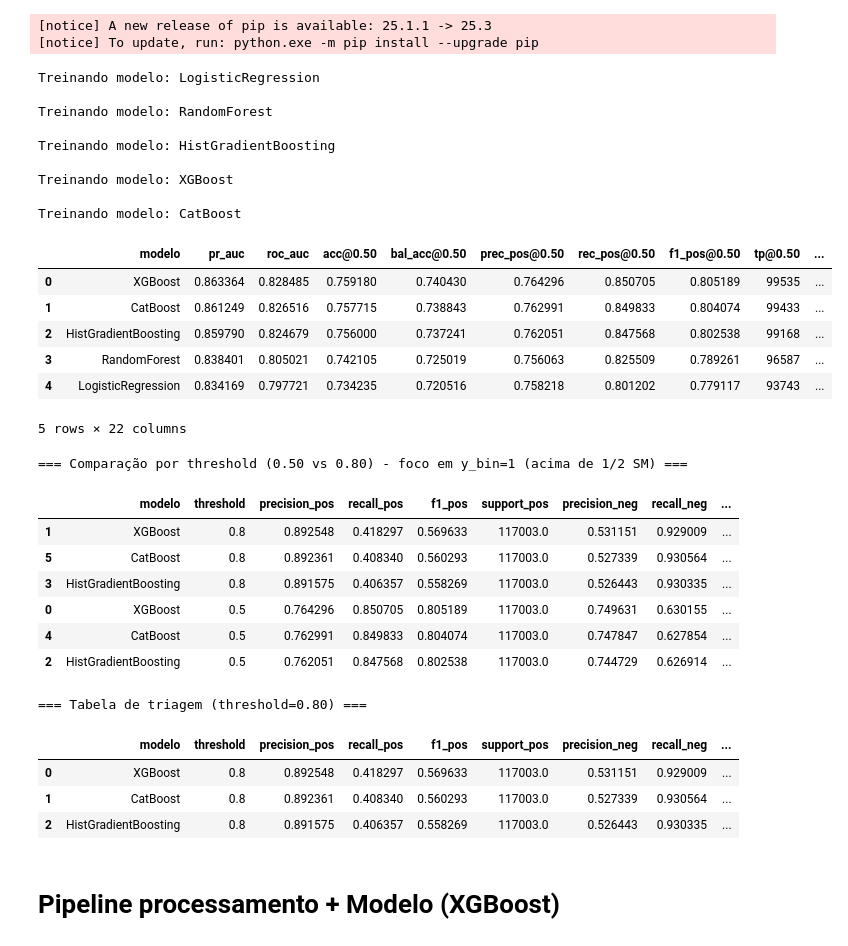
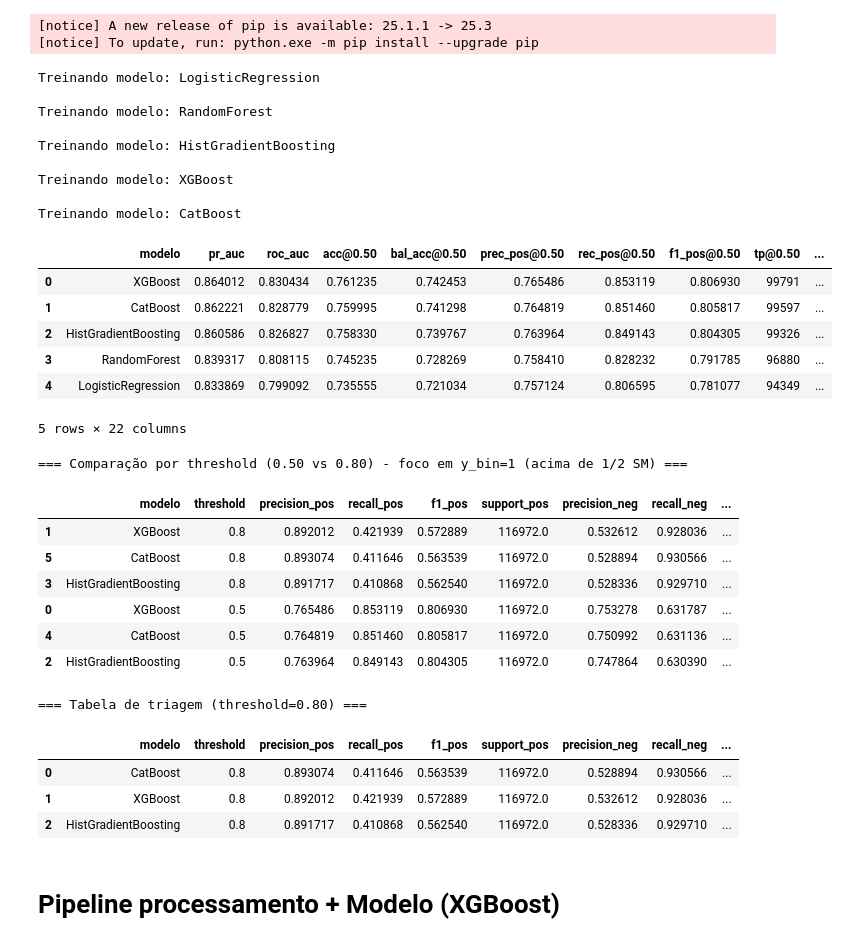
Before and after one commit to mariananresende/predicao_classe_renda_informal, a Jupyter notebook: ML_df_prop_binario.ipynb, the cells around one changed output. Cells and saved outputs as stored; diff of their text form; code cells hidden in the pictures.

```diff
--- a/ML_df_prop_binario.ipynb
+++ b/ML_df_prop_binario.ipynb
@@ -87,7 +107,7 @@ colunas_excluir = [
     "classe_renda",
     "y_bin",
     "classe_risco_qualificacao",
-    "VL_RENDA_MEDIA_FAM"
+    "VL_RENDA_MEDIA_FAM",
     "ID_FAM_ANON"
 ]
 
@@ -347,5 +376,5 @@ Pares com Cramér's V >= 0.8:
 # %%
-X = X.drop(columns=['IN_FORMULARIO_SUP2_FAM', 'CO_TRABALHOU_SEMANA_MEMB', 'CO_AGRICULTURA_TRAB_MEMB', 'IN_FAMILIA_INDIGENA_FAM', 'IN_FREQUENTA_ESCOLA_MEMB'])
+X = X.drop(columns=['IN_FORMULARIO_SUP2_FAM', 'CO_TRABALHOU_SEMANA_MEMB', 'CO_AGRICULTURA_TRAB_MEMB', 'IN_FAMILIA_INDIGENA_FAM'])
 # %%
 X.columns
 # %% [output]
@@ -443,7 +472,7 @@ cat_num_cols = [
     'CO_ILUMINACAO_DOMIC_FAM', 'IN_FAMILIA_QUILOMBOLA_FAM',
     'IN_PARC_MDS_FAM', 'CO_EST_CADASTRAL_MEMB', 'CO_SEXO_PESSOA',
     'CO_RACA_COR_PESSOA', 'CO_DEFICIENCIA_MEMB',
-    'CO_SABE_LER_ESCREVER_MEMB', 'CO_CURSO_FREQUENTA_MEMB',
+    'CO_SABE_LER_ESCREVER_MEMB', 'IN_FREQUENTA_ESCOLA_MEMB', 'CO_CURSO_FREQUENTA_MEMB',
     'CO_CURSO_FREQ_PESSOA_MEMB', 'CO_AFASTADO_TRAB_MEMB',
     'CO_PRINCIPAL_TRAB_MEMB', 'CO_TRABALHO_12_MESES_MEMB',
     ]
@@ -667,7 +696,8 @@ models = {
         loss_function="Logloss",
         eval_metric="AUC",
         random_seed=SEED,
-        verbose=False
+        verbose=False,
+        allow_writing_files=False
         # (opcional) class_weights=[w0, w1] se necessário
     ),
 }
@@ -765,38 +795,38 @@ for name, clf in models.items():
         f"f1_pos@{THRESHOLD_TRIAGEM:.2f}": f1_t,
         f"tp@{THRESHOLD_TRIAGEM:.2f}": tpt, f"fp@{THRESHOLD_TRIAGEM:.2f}": fpt,
         f"fn@{THRESHOLD_TRIAGEM:.2f}": fnt, f"tn@{THRESHOLD_TRIAGEM:.2f}": tnt,
 
         # volume gerado
         f"taxa_convocacao@{THRESHOLD_TRIAGEM:.2f}": convoc_rate,
     })
 
 
 # ------------------------------------------------------------
 # 3) RESULTADOS (tabela final)
 # ------------------------------------------------------------
 df_results = (
     pd.DataFrame(results)
       .sort_values(["pr_auc", "roc_auc"], ascending=False)
       .reset_index(drop=True)
 )
 
 df_results
 # %% [output]
 Treinando modelo: LogisticRegression
 
 Treinando modelo: RandomForest
 
 Treinando modelo: HistGradientBoosting
 
 Treinando modelo: XGBoost
 
 Treinando modelo: CatBoost
 |  | modelo | pr_auc | roc_auc | acc@0.50 | bal_acc@0.50 | prec_pos@0.50 | rec_pos@0.50 | f1_pos@0.50 | tp@0.50 | ... |
-| 0 | XGBoost | 0.863364 | 0.828485 | 0.759180 | 0.740430 | 0.764296 | 0.850705 | 0.805189 | 99535 | ... |
-| 1 | CatBoost | 0.861249 | 0.826516 | 0.757715 | 0.738843 | 0.762991 | 0.849833 | 0.804074 | 99433 | ... |
-| 2 | HistGradientBoosting | 0.859790 | 0.824679 | 0.756000 | 0.737241 | 0.762051 | 0.847568 | 0.802538 | 99168 | ... |
-| 3 | RandomForest | 0.838401 | 0.805021 | 0.742105 | 0.725019 | 0.756063 | 0.825509 | 0.789261 | 96587 | ... |
-| 4 | LogisticRegression | 0.834169 | 0.797721 | 0.734235 | 0.720516 | 0.758218 | 0.801202 | 0.779117 | 93743 | ... |
+| 0 | XGBoost | 0.864012 | 0.830434 | 0.761235 | 0.742453 | 0.765486 | 0.853119 | 0.806930 | 99791 | ... |
+| 1 | CatBoost | 0.862221 | 0.828779 | 0.759995 | 0.741298 | 0.764819 | 0.851460 | 0.805817 | 99597 | ... |
+| 2 | HistGradientBoosting | 0.860586 | 0.826827 | 0.758330 | 0.739767 | 0.763964 | 0.849143 | 0.804305 | 99326 | ... |
+| 3 | RandomForest | 0.839317 | 0.808115 | 0.745235 | 0.728269 | 0.758410 | 0.828232 | 0.791785 | 96880 | ... |
+| 4 | LogisticRegression | 0.833869 | 0.799092 | 0.735555 | 0.721034 | 0.757124 | 0.806595 | 0.781077 | 94349 | ... |
 5 rows × 22 columns
 # %%
 import numpy as np
@@ -869,17 +899,17 @@ display(df_triagem)
 # %% [output]
 === Comparação por threshold (0.50 vs 0.80) - foco em y_bin=1 (acima de 1/2 SM) ===
 |  | modelo | threshold | precision_pos | recall_pos | f1_pos | support_pos | precision_neg | recall_neg | ... |
-| 1 | XGBoost | 0.8 | 0.892548 | 0.418297 | 0.569633 | 117003.0 | 0.531151 | 0.929009 | ... |
-| 5 | CatBoost | 0.8 | 0.892361 | 0.408340 | 0.560293 | 117003.0 | 0.527339 | 0.930564 | ... |
-| 3 | HistGradientBoosting | 0.8 | 0.891575 | 0.406357 | 0.558269 | 117003.0 | 0.526443 | 0.930335 | ... |
-| 0 | XGBoost | 0.5 | 0.764296 | 0.850705 | 0.805189 | 117003.0 | 0.749631 | 0.630155 | ... |
-| 4 | CatBoost | 0.5 | 0.762991 | 0.849833 | 0.804074 | 117003.0 | 0.747847 | 0.627854 | ... |
-| 2 | HistGradientBoosting | 0.5 | 0.762051 | 0.847568 | 0.802538 | 117003.0 | 0.744729 | 0.626914 | ... |
+| 1 | XGBoost | 0.8 | 0.892012 | 0.421939 | 0.572889 | 116972.0 | 0.532612 | 0.928036 | ... |
+| 5 | CatBoost | 0.8 | 0.893074 | 0.411646 | 0.563539 | 116972.0 | 0.528894 | 0.930566 | ... |
+| 3 | HistGradientBoosting | 0.8 | 0.891717 | 0.410868 | 0.562540 | 116972.0 | 0.528336 | 0.929710 | ... |
+| 0 | XGBoost | 0.5 | 0.765486 | 0.853119 | 0.806930 | 116972.0 | 0.753278 | 0.631787 | ... |
+| 4 | CatBoost | 0.5 | 0.764819 | 0.851460 | 0.805817 | 116972.0 | 0.750992 | 0.631136 | ... |
+| 2 | HistGradientBoosting | 0.5 | 0.763964 | 0.849143 | 0.804305 | 116972.0 | 0.747864 | 0.630390 | ... |
 === Tabela de triagem (threshold=0.80) ===
 |  | modelo | threshold | precision_pos | recall_pos | f1_pos | support_pos | precision_neg | recall_neg | ... |
-| 0 | XGBoost | 0.8 | 0.892548 | 0.418297 | 0.569633 | 117003.0 | 0.531151 | 0.929009 | ... |
-| 1 | CatBoost | 0.8 | 0.892361 | 0.408340 | 0.560293 | 117003.0 | 0.527339 | 0.930564 | ... |
-| 2 | HistGradientBoosting | 0.8 | 0.891575 | 0.406357 | 0.558269 | 117003.0 | 0.526443 | 0.930335 | ... |
+| 0 | CatBoost | 0.8 | 0.893074 | 0.411646 | 0.563539 | 116972.0 | 0.528894 | 0.930566 | ... |
+| 1 | XGBoost | 0.8 | 0.892012 | 0.421939 | 0.572889 | 116972.0 | 0.532612 | 0.928036 | ... |
+| 2 | HistGradientBoosting | 0.8 | 0.891717 | 0.410868 | 0.562540 | 116972.0 | 0.528336 | 0.929710 | ... |
 # %% [markdown]
 # Pipeline processamento + Modelo (XGBoost)
 # %%
```
Also changed, not shown: parts of 38 cells of this notebook, 9 other files.
